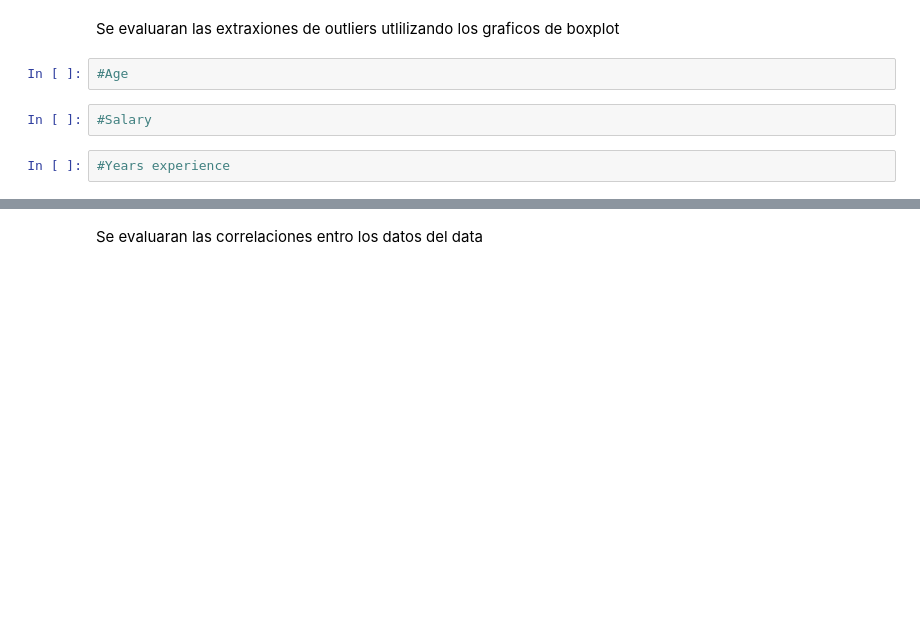
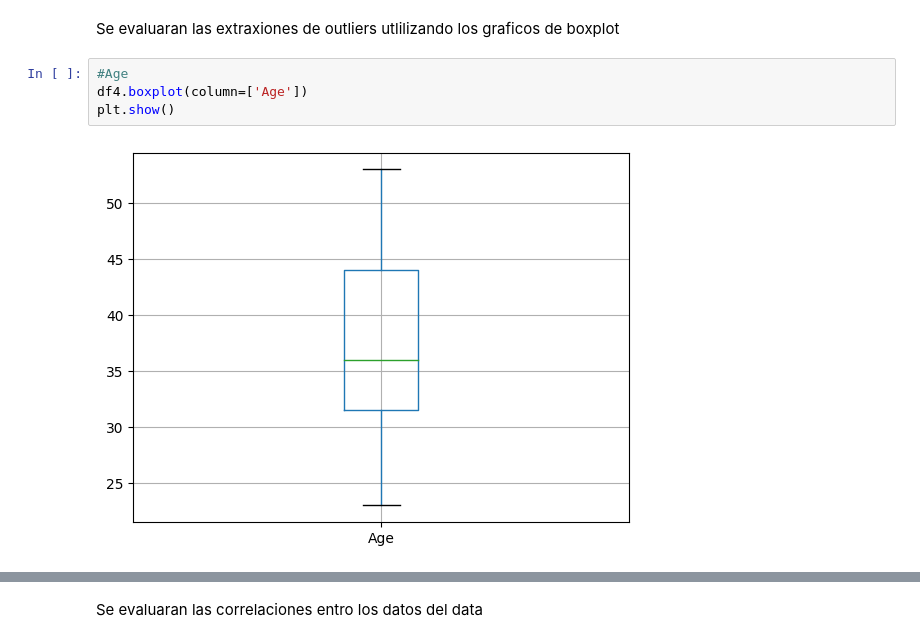
Before and after one commit to AlejoBovet/MachineLearningPublic, a Jupyter notebook: Practica1.ipynb, the cells around one changed output, grey strips where cells are left out. Cells and saved outputs as stored; diff of their text form; blank space fills up the shorter version.

```diff
--- a/Practica1.ipynb
+++ b/Practica1.ipynb
@@ -108,8 +246,8 @@ df4.isna().sum()
 # %% [markdown]
 Se evaluaran las extraxiones de outliers utlilizando los graficos de boxplot
-# %%
-#Age
-# %%
-#Salary
-# %%
-#Years experience
+# %%
+#Age
+df4.boxplot(column=['Age'])
+plt.show()
+# %% [output]
+[figure, added]
```
Also changed, not shown: parts of 24 cells of this notebook.
